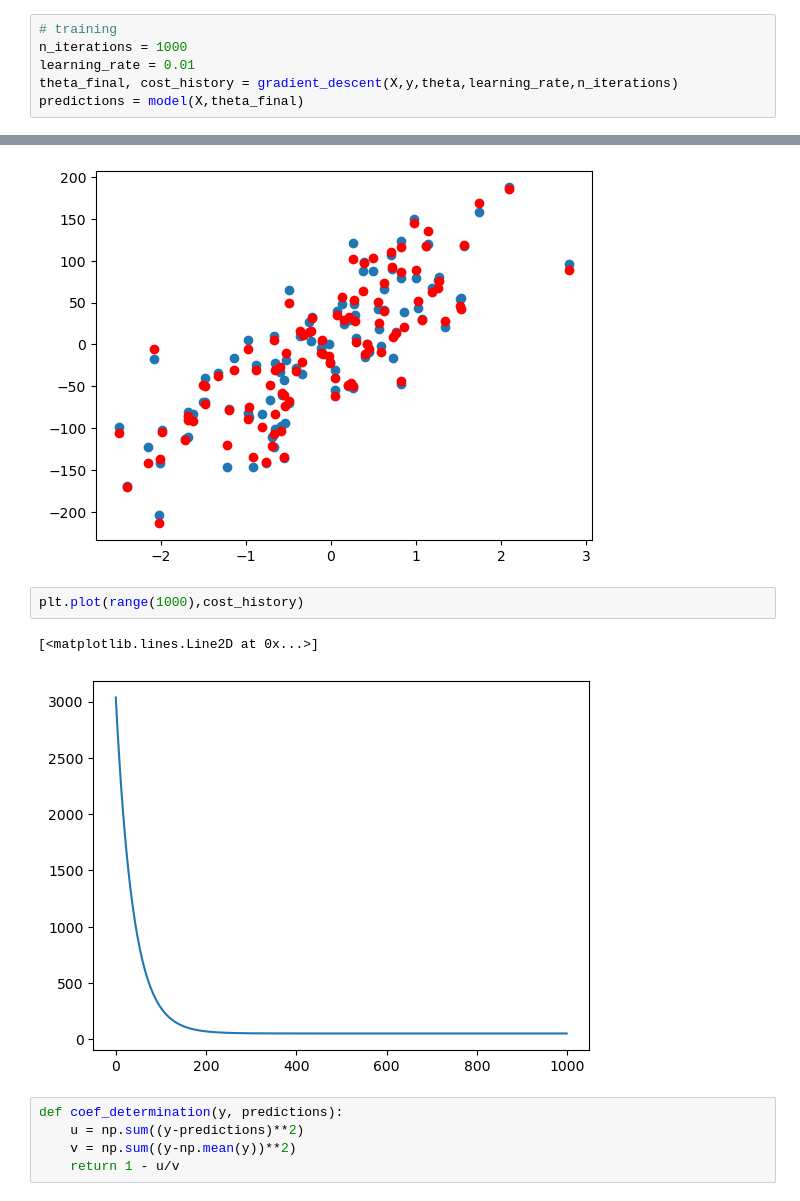
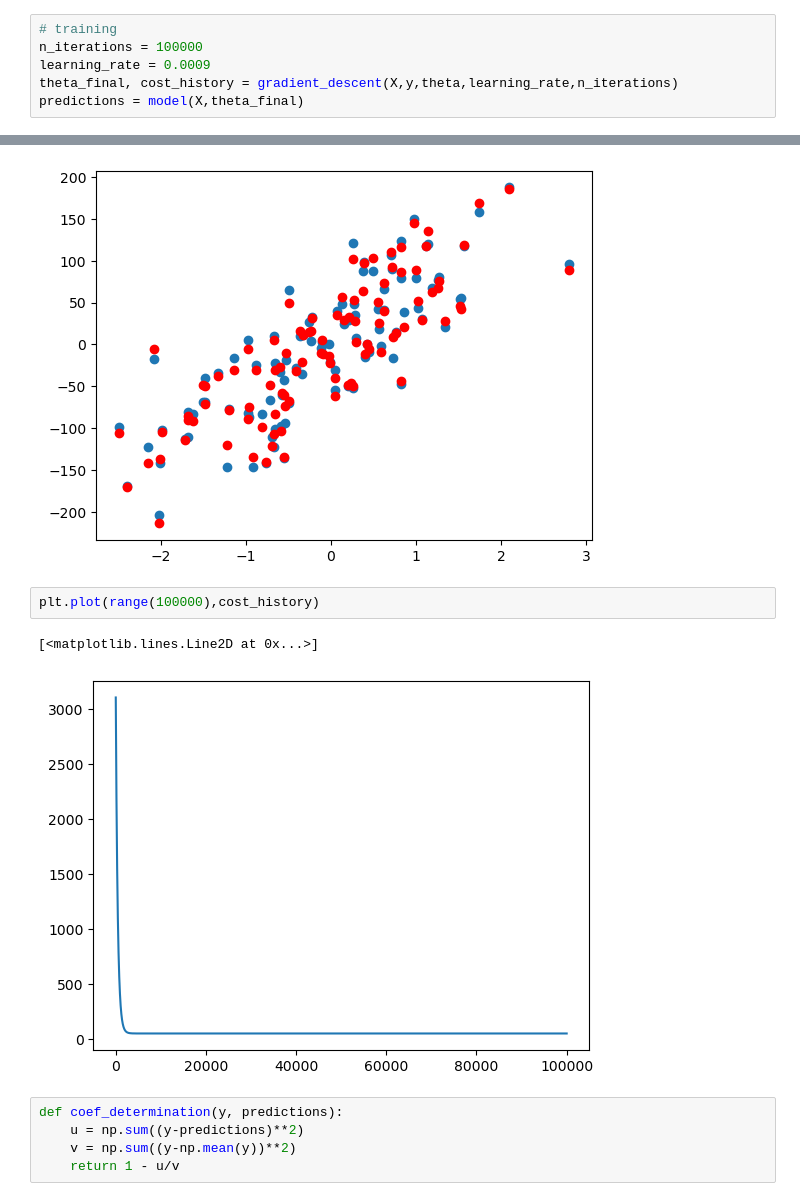
Before and after one commit to descholar-ceo/ml-models, a Jupyter notebook: basic_linear_regression_model_three_multiple_features.ipynb, the cells around one changed output, grey strips where cells are left out. Cells and saved outputs as stored; diff of their text form.

Commit message:
Increate iterations

```diff
--- a/basic_linear_regression_model_three_multiple_features.ipynb
+++ b/basic_linear_regression_model_three_multiple_features.ipynb
@@ -49,8 +49,8 @@ def gradient_descent(X,y,theta,learning_rate,n_iterations):
     return theta, cost_history
 # %%
 # training
-n_iterations = 1000
-learning_rate = 0.01
+n_iterations = 100000
+learning_rate = 0.0009
 theta_final, cost_history = gradient_descent(X,y,theta,learning_rate,n_iterations)
 predictions = model(X,theta_final)
 # %%
@@ -60,10 +60,10 @@ plt.scatter(x[:,1], predictions, c='r')
 <matplotlib.collections.PathCollection at 0x...>
 [figure]
 # %%
-plt.plot(range(1000),cost_history)
+plt.plot(range(100000),cost_history)
 # %% [output]
 [<matplotlib.lines.Line2D at 0x...>]
-[figure, old version]
+[figure, new version]
 # %%
 def coef_determination(y, predictions):
     u = np.sum((y-predictions)**2)
```
Also changed, not shown: parts of 1 cell of this notebook.
